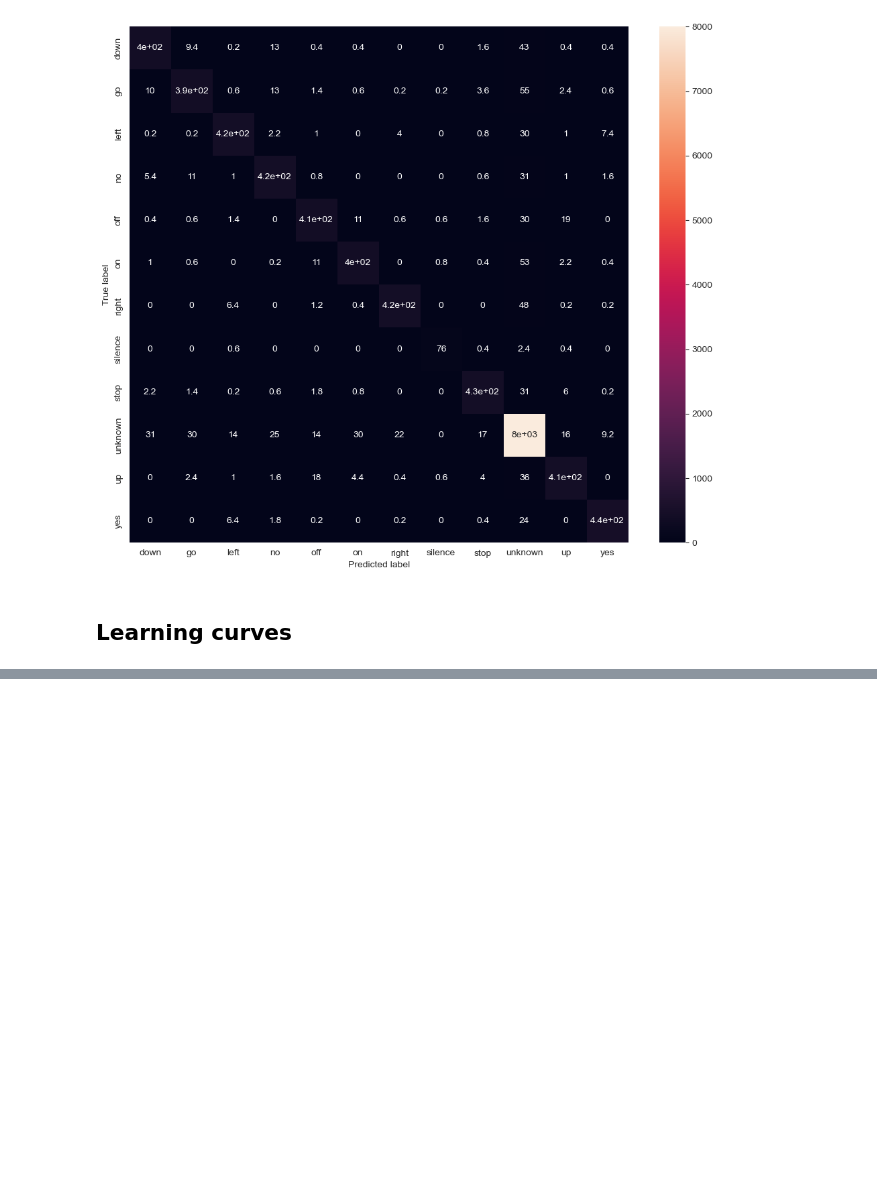
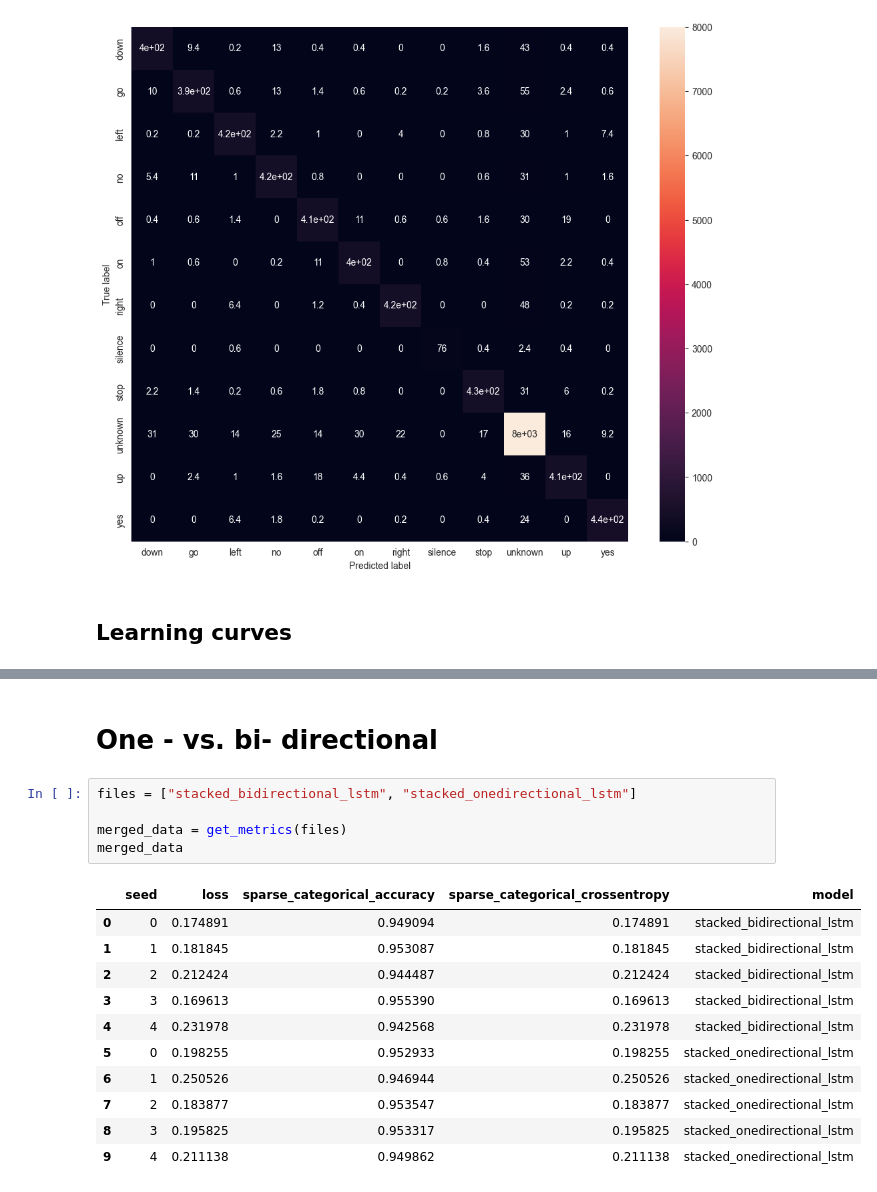
Before and after one commit to SawickiBartosz/DeepLearning2023, a Jupyter notebook: Project2_LSTM/visualize results.ipynb, the cells around one changed output, grey strips where cells are left out. Saved outputs shown, nothing was run; the diff lists cells and outputs as text; blank space fills up the shorter version.

```diff
--- a/Project2_LSTM/visualize results.ipynb
+++ b/Project2_LSTM/visualize results.ipynb
@@ -208,0 +277,19 @@ plt.show()
+# %% [markdown]
+# One - vs. bi- directional
+# %%
+files = ["stacked_bidirectional_lstm", "stacked_onedirectional_lstm"]
+
+merged_data = get_metrics(files)
+merged_data
+# %% [output]
+|  | seed | loss | sparse_categorical_accuracy | sparse_categorical_crossentropy | model |
+| 0 | 0 | 0.174891 | 0.949094 | 0.174891 | stacked_bidirectional_lstm |
+| 1 | 1 | 0.181845 | 0.953087 | 0.181845 | stacked_bidirectional_lstm |
+| 2 | 2 | 0.212424 | 0.944487 | 0.212424 | stacked_bidirectional_lstm |
+| 3 | 3 | 0.169613 | 0.955390 | 0.169613 | stacked_bidirectional_lstm |
+| 4 | 4 | 0.231978 | 0.942568 | 0.231978 | stacked_bidirectional_lstm |
+| 5 | 0 | 0.198255 | 0.952933 | 0.198255 | stacked_onedirectional_lstm |
+| 6 | 1 | 0.250526 | 0.946944 | 0.250526 | stacked_onedirectional_lstm |
+| 7 | 2 | 0.183877 | 0.953547 | 0.183877 | stacked_onedirectional_lstm |
+| 8 | 3 | 0.195825 | 0.953317 | 0.195825 | stacked_onedirectional_lstm |
+| 9 | 4 | 0.211138 | 0.949862 | 0.211138 | stacked_onedirectional_lstm |
```
Also changed, not shown: parts of 11 cells of this notebook, 2 other files.
